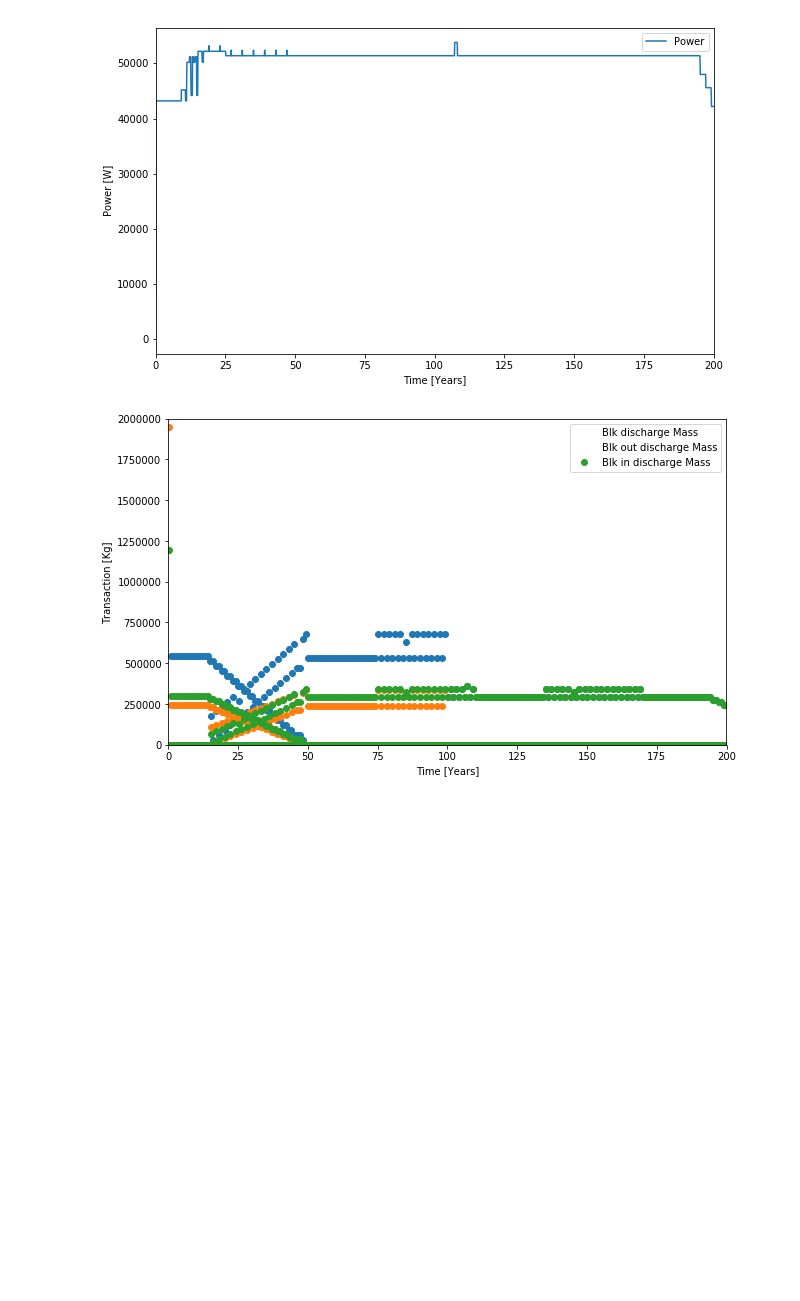
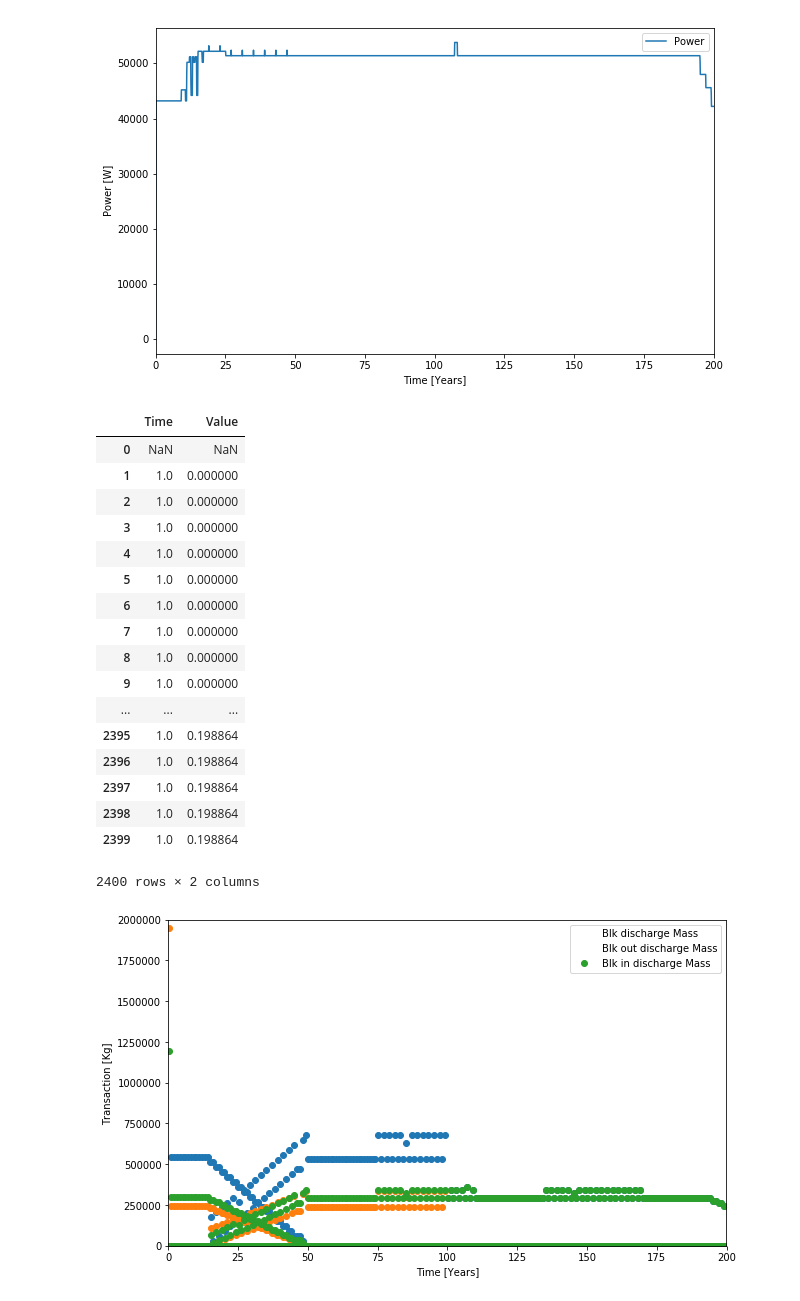
Before and after one commit to Baaaaam/EG30, a Jupyter notebook: EG30_analysis.ipynb, the cells around one changed output. Cells and saved outputs as stored; diff of their text form; code cells hidden in the pictures; blank space fills up the shorter version.

```diff
--- a/EG30_analysis.ipynb
+++ b/EG30_analysis.ipynb
@@ -175,5 +175,7 @@ plt.savefig('inv.png', dpi=326)
 # %%
 power = com.get_power(ev, facilities=['PWR', 'FBR_driver'])
+power_PWR = com.get_power(ev, facilities=['PWR'])
+power_SFR = com.get_power(ev, facilities=['FBR_driver'])
 # %%
 power_dat = pd.DataFrame({'Time': power.Time/12., 'Power': power.Value})
 e1x = power_dat.plot(x='Time', y='Power', figsize=(10, 6))
@@ -184,6 +186,27 @@ plt.ylabel('Power [W]')
 plt.savefig('power.png', dpi=326)
 # %% [output]
 [figure]
+# %%
+power_PWR/power_SFR
+# %% [output]
+|  | Time | Value |
+| 0 | NaN | NaN |
+| 1 | 1.0 | 0.000000 |
+| 2 | 1.0 | 0.000000 |
+| 3 | 1.0 | 0.000000 |
+| 4 | 1.0 | 0.000000 |
+| 5 | 1.0 | 0.000000 |
+| 6 | 1.0 | 0.000000 |
+| 7 | 1.0 | 0.000000 |
+| 8 | 1.0 | 0.000000 |
+| 9 | 1.0 | 0.000000 |
+| ... | ... | ... |
+| 2395 | 1.0 | 0.198864 |
+| 2396 | 1.0 | 0.198864 |
+| 2397 | 1.0 | 0.198864 |
+| 2398 | 1.0 | 0.198864 |
+| 2399 | 1.0 | 0.198864 |
+2400 rows × 2 columns
 # %%
 blk_trans = com.transactions(ev, receivers=['FBR_in_blanket', 'FBR_out_blanket'])
 
```
Also changed, not shown: parts of 4 cells of this notebook, 4 other files.
